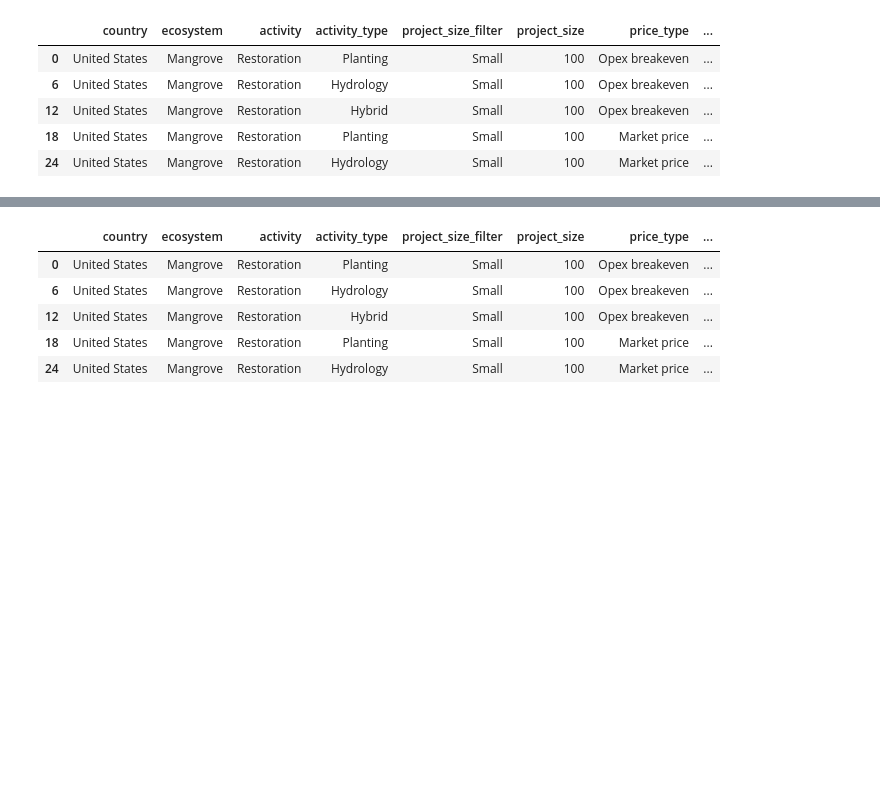
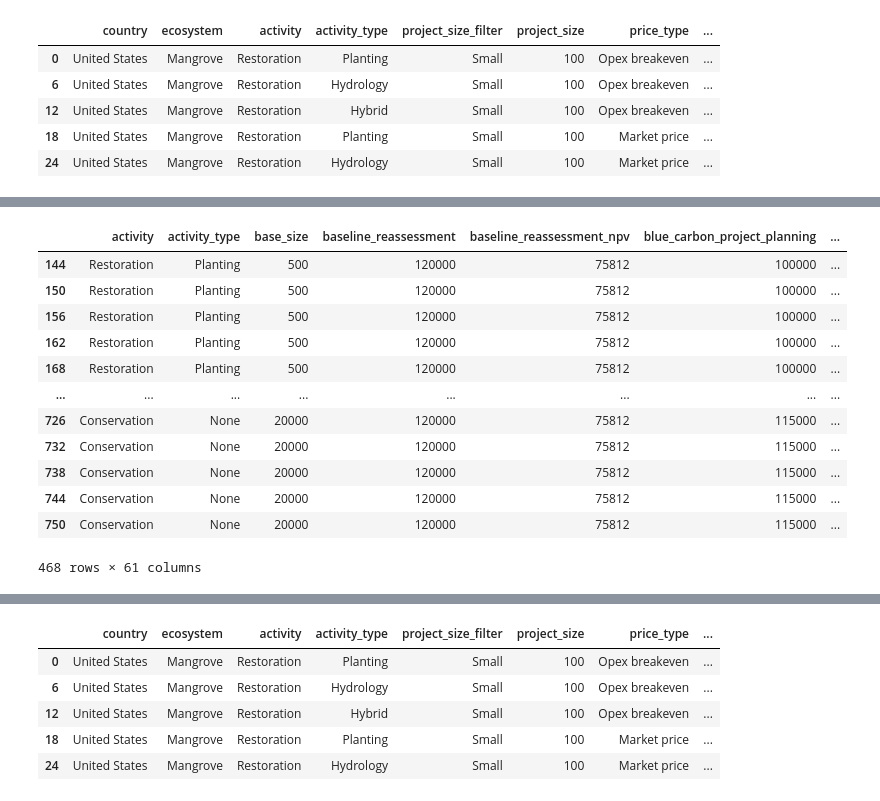
Before and after one commit to Vizzuality/tnc-blue-carbon-cost-tool, a Jupyter notebook: data/notebooks/TNC_BC_High_level_overview_v2.ipynb, the cells around one changed output, grey strips where cells are left out. Saved outputs shown, nothing was run; the diff lists cells and outputs as text; code cells hidden in the pictures; blank space fills up the shorter version.

```diff
--- a/data/notebooks/TNC_BC_High_level_overview_v2.ipynb
+++ b/data/notebooks/TNC_BC_High_level_overview_v2.ipynb
@@ -17,8 +19,6 @@ from v2.sequestration_credits_calculator import SequestrationCreditsCalculator
 from v2.utils import generate_master_table
 # %%
 # Define functions:
-
-
 def calculate_breakeven_cost(project, max_iterations=100, tolerance=1e-5):
     """
     Function to calculate the breakeven cost of carbon
@@ -38,8 +38,10 @@ def calculate_breakeven_cost(project, max_iterations=100, tolerance=1e-5):
         # Check if the NPV covering cost is within the acceptable tolerance
         if abs(npv_covering_cost) < tolerance:
             # Retrieve additional cost estimates and summary
-            cost_summary = cost_calculator.get_summary()  # Assuming this method exists
-            cost_estimates = cost_calculator.get_cost_estimates()  # Assuming this method exists
+            cost_summary = cost_calculator.get_summary(table=False)  # Assuming this method exists
+            cost_estimates = cost_calculator.get_cost_estimates(
+                table=False
+            )  # Assuming this method exists
 
             return {
                 "breakeven_carbon_price": float(carbon_price),
@@ -59,8 +61,8 @@ def calculate_breakeven_cost(project, max_iterations=100, tolerance=1e-5):
     print("Warning: Max iterations reached without convergence.")
     return {
         "breakeven_carbon_price": float(carbon_price),
-        "cost_summary": cost_calculator.get_summary(),
-        "cost_estimates": cost_calculator.get_cost_estimates(),
+        "cost_summary": cost_calculator.get_summary(table=False),
+        "cost_estimates": cost_calculator.get_cost_estimates(table=False),
     }
 # %%
 # Paths
@@ -292,7 +294,9 @@ df_combinations["project_name"] = (
     + " "
     + df_combinations["activity"]
     + " "
-    + df_combinations["project_size"].astype(str)
+    + df_combinations["activity_type"].fillna("")
+    + " "
+    + df_combinations["project_size_filter"].astype(str)
 )
 # drop duplicates in case we have some duplicated project names
 df_combinations.drop_duplicates(inplace=True)
@@ -736,0 +613,5 @@ Calculating project United States Mangrove Restoration 100...
+# %%
+excel_countries.sort_index(axis=1, inplace=True)
+df_combinations.sort_index(axis=1, inplace=True)
+excel_countries.sort_values(by=["project_name", "price_type"], ascending=False, inplace=True)
+df_combinations.sort_values(by=["project_name", "price_type"], ascending=False, inplace=True)
@@ -736,0 +634,16 @@ Calculating project United States Mangrove Restoration 100...
+# %%
+df_combinations
+# %% [output]
+|  | activity | activity_type | base_size | baseline_reassessment | baseline_reassessment_npv | blue_carbon_project_planning | ... |
+| 144 | Restoration | Planting | 500 | 120000 | 75812 | 100000 | ... |
+| 150 | Restoration | Planting | 500 | 120000 | 75812 | 100000 | ... |
+| 156 | Restoration | Planting | 500 | 120000 | 75812 | 100000 | ... |
+| 162 | Restoration | Planting | 500 | 120000 | 75812 | 100000 | ... |
+| 168 | Restoration | Planting | 500 | 120000 | 75812 | 100000 | ... |
+| ... | ... | ... | ... | ... | ... | ... | ... |
+| 726 | Conservation | None | 20000 | 120000 | 75812 | 115000 | ... |
+| 732 | Conservation | None | 20000 | 120000 | 75812 | 115000 | ... |
+| 738 | Conservation | None | 20000 | 120000 | 75812 | 115000 | ... |
+| 744 | Conservation | None | 20000 | 120000 | 75812 | 115000 | ... |
+| 750 | Conservation | None | 20000 | 120000 | 75812 | 115000 | ... |
+468 rows × 61 columns
```
Also changed, not shown: parts of 7 cells of this notebook, 3 other files.
